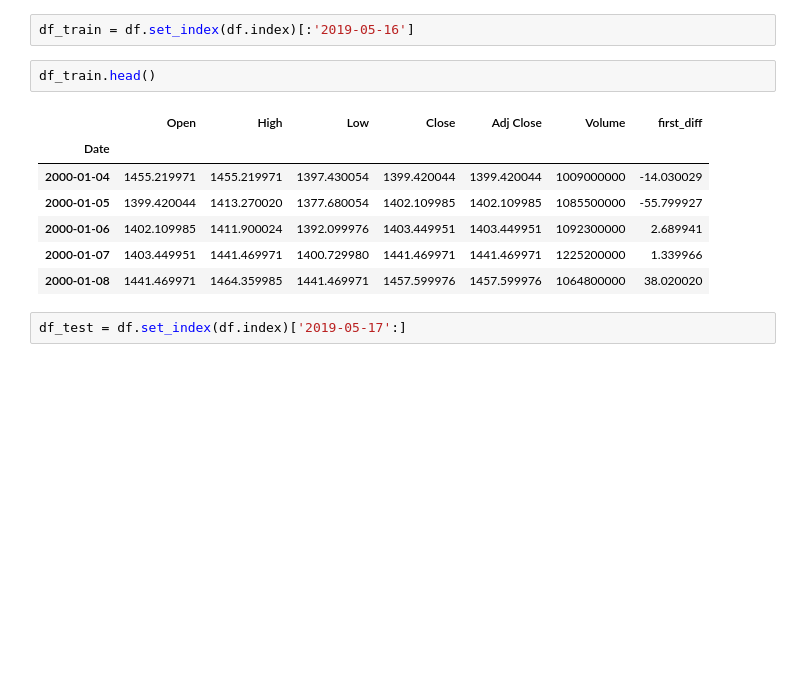
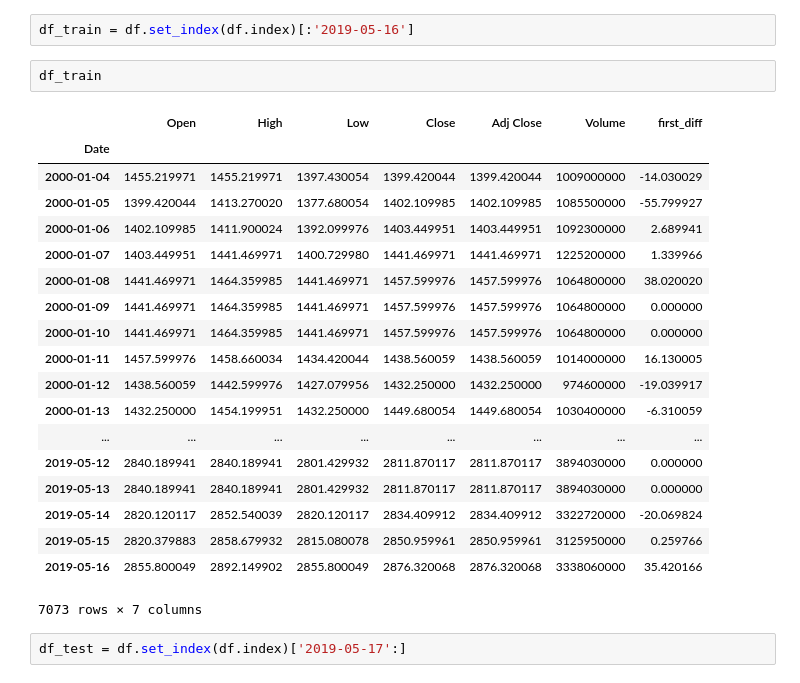
Before and after one commit to daanishrasheed/finance-stocks-LSTM, a Jupyter notebook: ARIMA_model.ipynb, the cells around one changed output. Cells and saved outputs as stored; diff of their text form; blank space fills up the shorter version.

```diff
--- a/ARIMA_model.ipynb
+++ b/ARIMA_model.ipynb
@@ -168,15 +168,27 @@ We are able to see that q is also equal to 2
 # %%
 df_train = df.set_index(df.index)[:'2019-05-16']
 # %%
-df_train.head()
+df_train
 # %% [output]
 |  | Open | High | Low | Close | Adj Close | Volume | first_diff |
 | Date |  |  |  |  |  |  |  |
 | 2000-01-04 | 1455.219971 | 1455.219971 | 1397.430054 | 1399.420044 | 1399.420044 | 1009000000 | -14.030029 |
 | 2000-01-05 | 1399.420044 | 1413.270020 | 1377.680054 | 1402.109985 | 1402.109985 | 1085500000 | -55.799927 |
 | 2000-01-06 | 1402.109985 | 1411.900024 | 1392.099976 | 1403.449951 | 1403.449951 | 1092300000 | 2.689941 |
 | 2000-01-07 | 1403.449951 | 1441.469971 | 1400.729980 | 1441.469971 | 1441.469971 | 1225200000 | 1.339966 |
 | 2000-01-08 | 1441.469971 | 1464.359985 | 1441.469971 | 1457.599976 | 1457.599976 | 1064800000 | 38.020020 |
+| 2000-01-09 | 1441.469971 | 1464.359985 | 1441.469971 | 1457.599976 | 1457.599976 | 1064800000 | 0.000000 |
+| 2000-01-10 | 1441.469971 | 1464.359985 | 1441.469971 | 1457.599976 | 1457.599976 | 1064800000 | 0.000000 |
+| 2000-01-11 | 1457.599976 | 1458.660034 | 1434.420044 | 1438.560059 | 1438.560059 | 1014000000 | 16.130005 |
+| 2000-01-12 | 1438.560059 | 1442.599976 | 1427.079956 | 1432.250000 | 1432.250000 | 974600000 | -19.039917 |
+| 2000-01-13 | 1432.250000 | 1454.199951 | 1432.250000 | 1449.680054 | 1449.680054 | 1030400000 | -6.310059 |
+| ... | ... | ... | ... | ... | ... | ... | ... |
+| 2019-05-12 | 2840.189941 | 2840.189941 | 2801.429932 | 2811.870117 | 2811.870117 | 3894030000 | 0.000000 |
+| 2019-05-13 | 2840.189941 | 2840.189941 | 2801.429932 | 2811.870117 | 2811.870117 | 3894030000 | 0.000000 |
+| 2019-05-14 | 2820.120117 | 2852.540039 | 2820.120117 | 2834.409912 | 2834.409912 | 3322720000 | -20.069824 |
+| 2019-05-15 | 2820.379883 | 2858.679932 | 2815.080078 | 2850.959961 | 2850.959961 | 3125950000 | 0.259766 |
+| 2019-05-16 | 2855.800049 | 2892.149902 | 2855.800049 | 2876.320068 | 2876.320068 | 3338060000 | 35.420166 |
+7073 rows × 7 columns
 # %%
 df_test = df.set_index(df.index)['2019-05-17':]
 # %%
```
Also changed, not shown: parts of 14 cells of this notebook, 1 other file.
